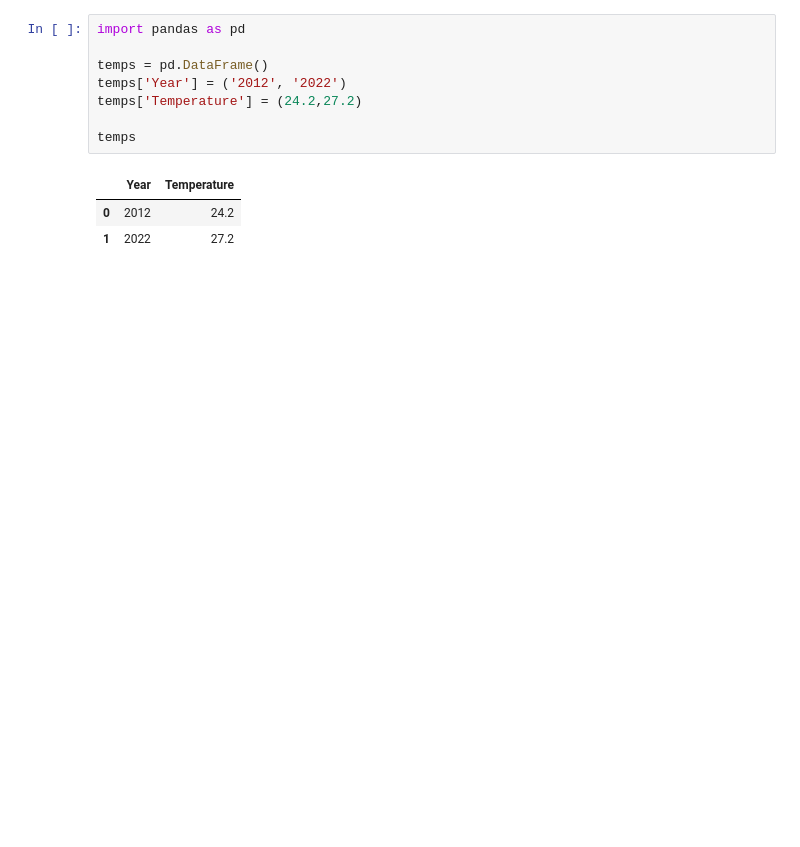
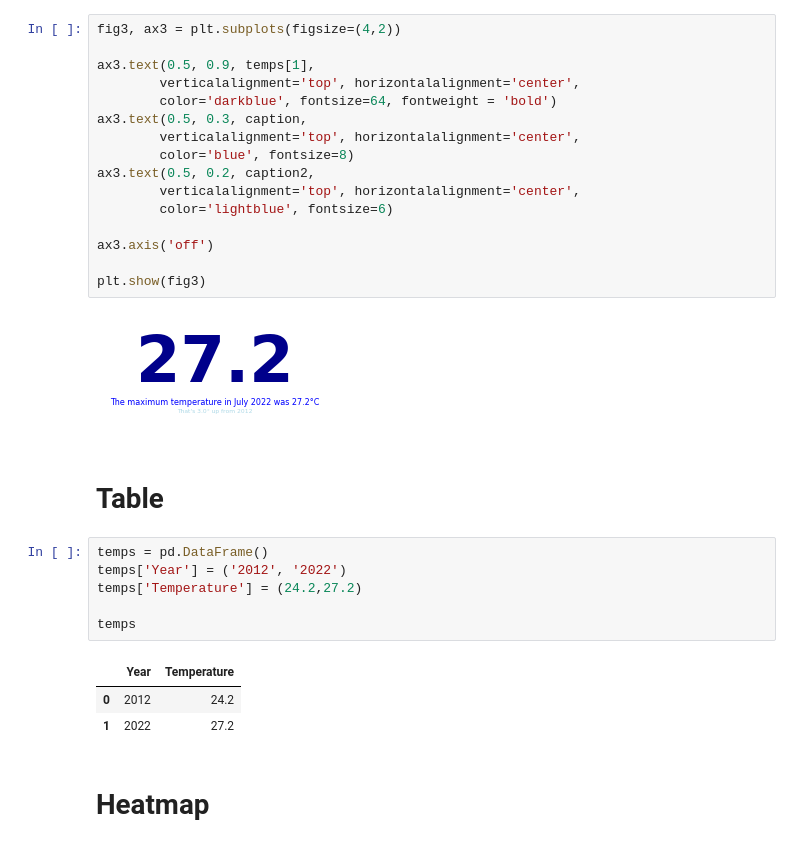
Before and after one commit to alanjones2/12Visuals, a Jupyter notebook: 12visuals.ipynb, the cells around one changed output. Drawn from its saved outputs; the diff is of its cells as text; blank space fills up the shorter version.

```diff
--- a/12visuals.ipynb
+++ b/12visuals.ipynb
@@ -1,6 +33,24 @@
+# %%
+fig3, ax3 = plt.subplots(figsize=(4,2))
+
+ax3.text(0.5, 0.9, temps[1],
+        verticalalignment='top', horizontalalignment='center',
+        color='darkblue', fontsize=64, fontweight = 'bold')
+ax3.text(0.5, 0.3, caption,
+        verticalalignment='top', horizontalalignment='center',
+        color='blue', fontsize=8)
+ax3.text(0.5, 0.2, caption2,
+        verticalalignment='top', horizontalalignment='center',
+        color='lightblue', fontsize=6)
+
+ax3.axis('off')
+
+plt.show(fig3)
+# %% [output]
+[figure, added]
+# %% [markdown]
+# Table
 # %%
-import pandas as pd
-
 temps = pd.DataFrame()
 temps['Year'] = ('2012', '2022')
 temps['Temperature'] = (24.2,27.2)
@@ -10,3 +60,5 @@ temps
 |  | Year | Temperature |
 | 0 | 2012 | 24.2 |
 | 1 | 2022 | 27.2 |
+# %% [markdown]
+# Heatmap
```
Also changed, not shown: parts of 37 cells of this notebook, 2 other files.
